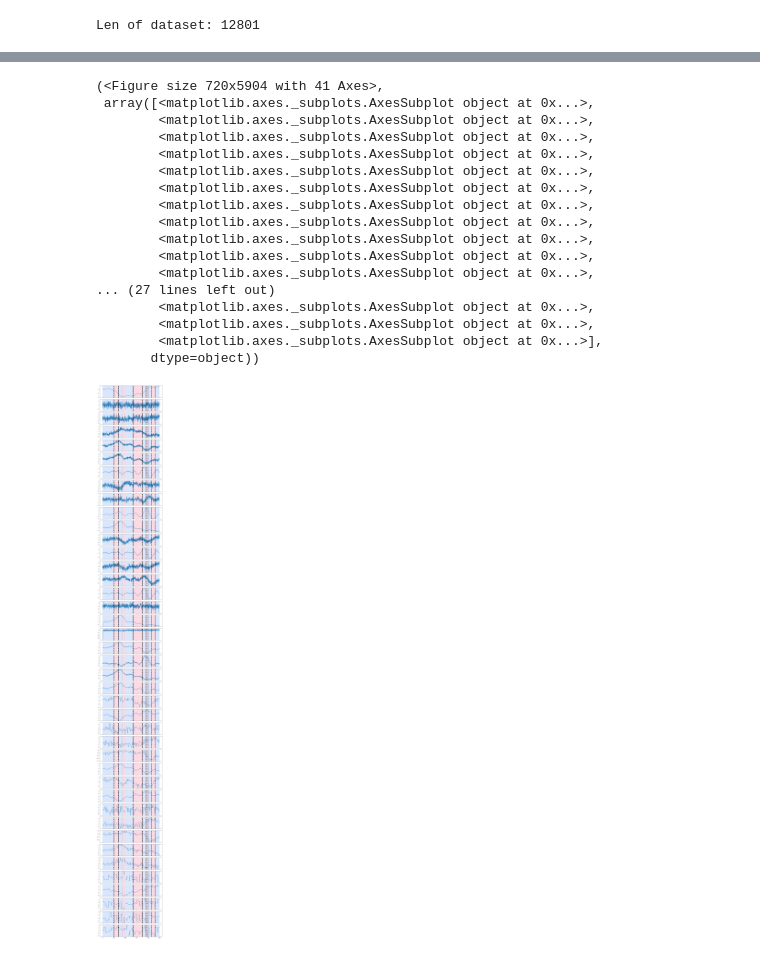
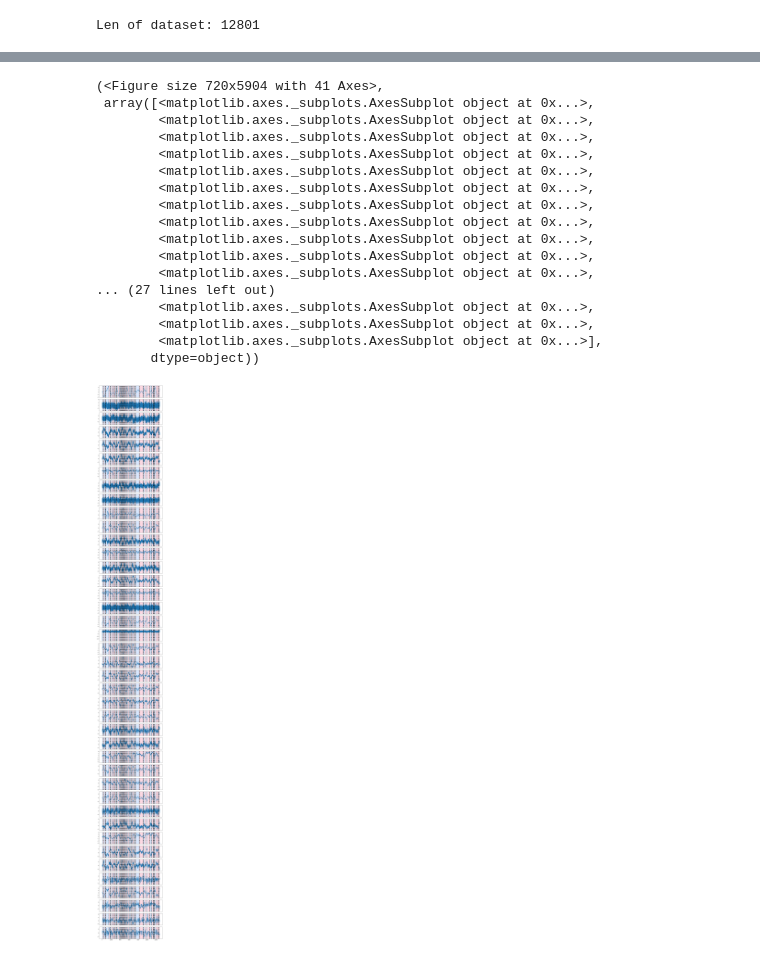
Before and after one commit to elch10/anomaly-detection, a Jupyter notebook: notebooks/rupture.ipynb, the cells around one changed output, grey strips where cells are left out. Saved outputs shown, nothing was run; the diff lists cells and outputs as text; code cells hidden in the pictures.

```diff
--- a/notebooks/rupture.ipynb
+++ b/notebooks/rupture.ipynb
@@ -75,7 +93,7 @@ print(f'Len of dataset: {data.shape[0]}')
 Len of dataset: 12801
 # %%
 %%time
-first_examples_amount = 1000
+first_examples_amount = data.shape[0]
 signal = data.to_numpy()[:first_examples_amount]
 
 pelt_params = dict(
@@ -84,6 +102,6 @@ pelt_params = dict(
 )
 
 algo = rpt.Pelt(**pelt_params).fit(signal)
-result = algo.predict(pen=8)
+result = algo.predict(pen=35)
 rpt.display(signal, result, result)
 # %% [output]
@@ -91,18 +109,18 @@ Wall time: 4.39 s
 (<Figure size 720x5904 with 41 Axes>,
  array([<matplotlib.axes._subplots.AxesSubplot object at 0x...>,
         <matplotlib.axes._subplots.AxesSubplot object at 0x...>,
         <matplotlib.axes._subplots.AxesSubplot object at 0x...>,
         <matplotlib.axes._subplots.AxesSubplot object at 0x...>,
         <matplotlib.axes._subplots.AxesSubplot object at 0x...>,
         <matplotlib.axes._subplots.AxesSubplot object at 0x...>,
         <matplotlib.axes._subplots.AxesSubplot object at 0x...>,
         <matplotlib.axes._subplots.AxesSubplot object at 0x...>,
         <matplotlib.axes._subplots.AxesSubplot object at 0x...>,
         <matplotlib.axes._subplots.AxesSubplot object at 0x...>,
         <matplotlib.axes._subplots.AxesSubplot object at 0x...>,
 ... (27 lines left out)
         <matplotlib.axes._subplots.AxesSubplot object at 0x...>,
         <matplotlib.axes._subplots.AxesSubplot object at 0x...>,
         <matplotlib.axes._subplots.AxesSubplot object at 0x...>],
        dtype=object))
-[figure, old version]
+[figure, new version]
```
Also changed, not shown: parts of 7 cells of this notebook, 7 other files.
